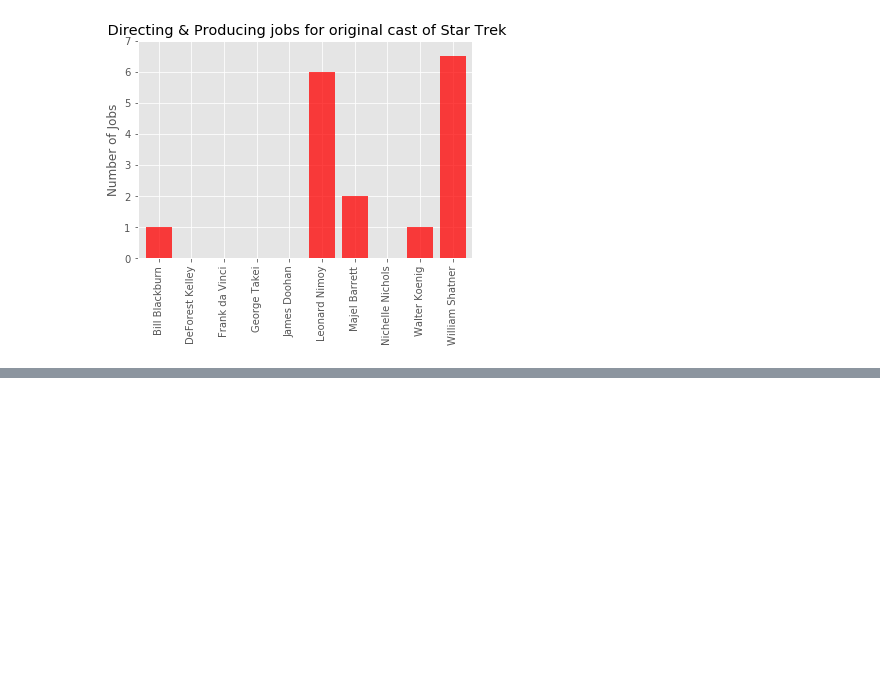
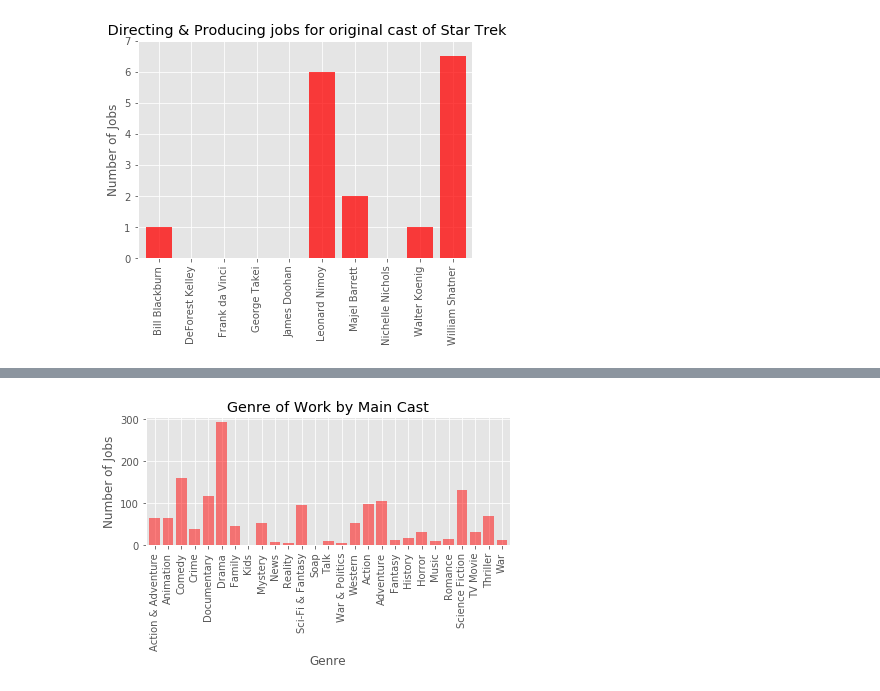
Before and after one commit to nfstein/08-Group-1-Star-Trek-Cast-Reunion, a Jupyter notebook: Class_Reunion_02/type_cast.ipynb, the cells around one changed output, grey strips where cells are left out. Drawn from its saved outputs; the diff is of its cells as text; code cells hidden in the pictures; blank space fills up the shorter version.

```diff
--- a/Class_Reunion_02/type_cast.ipynb
+++ b/Class_Reunion_02/type_cast.ipynb
@@ -194,3 +194,12 @@ plt.savefig("Dircting_Producing_jobs.png")
 plt.show()
 # %% [output]
 [figure]
+# %%
+genre_test=data_df['Genre']
+#genre_test
+import collections
+y=[]
+for m in range(0,len(genre_test)):
+    for n in range(0,len(genre_test[m])):
+        y.append(genre_test[m][n])
+w=collections.Counter(y).most_common()
@@ -196,0 +218,5 @@ plt.show()
+# %%
+for a in range(0,len(genre_dics)):
+    for b in range(0,len(w)):
+        if genre_dics['id'][a]==w[b][0]:
+            genre_dics['Count'][a]=w[b][1]
@@ -196,0 +228,7 @@ plt.show()
+# %%
+
+genre_dics.iloc[7,2]=0
+genre_dics.iloc[12,2]=0
+genre_dics['Percent']=genre_dics['Count']/genre_dics['Count'].sum()
+genre_dics.sort_values('Count')
+genre_dics
@@ -196,0 +253,24 @@ plt.show()
+# %%
+# Set x axis and tick locations
+x_axis = np.arange(len(genre_dics))
+tick_locations = [value+0.4 for value in x_axis]
+
+# Create a list indicating where to write x labels and set figure size to adjust for space
+#plt.figure(figsize=(10,3))
+plt.bar(x_axis, genre_dics["Count"], color='r', alpha=0.5, align="edge")
+plt.xticks(tick_locations, genre_dics["name"], rotation="vertical")
+
+# Set x and y limits
+plt.xlim(-0.25, len(x_axis))
+plt.ylim(0, max(genre_dics["Count"])+10)
+
+# Set a Title and labels
+plt.title("Genre of Work by Main Cast")
+plt.xlabel("Genre")
+plt.ylabel("Number of Jobs")
+#save our graph and show the grap
+plt.tight_layout()
+plt.savefig("Main_Cast_Genre_count.png")
+plt.show()
+# %% [output]
+[figure, added]
```
Also changed, not shown: parts of 5 cells of this notebook, 1 other file.
